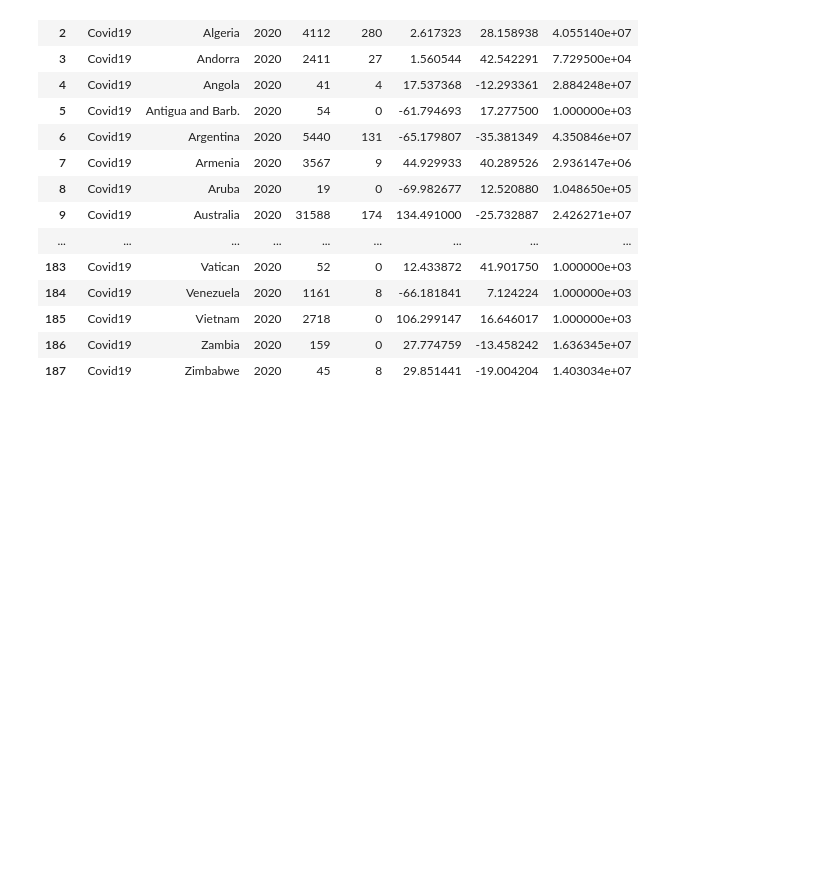
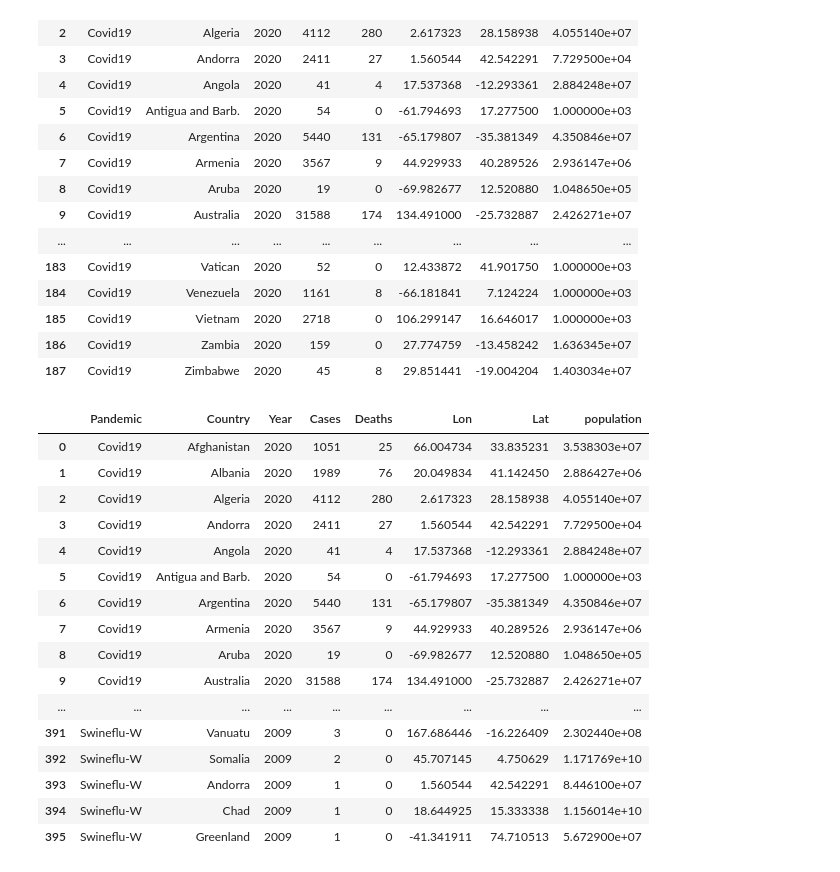
Before and after one commit to magcox5/Project2-Pandemic, a Jupyter notebook: Testing_sqlite_db.ipynb, the cells around one changed output. Drawn from its saved outputs; the diff is of its cells as text; code cells hidden in the pictures; blank space fills up the shorter version.

Commit message:
Updated jupyter notebook to combine csvs, create database, flask app

```diff
--- a/Testing_sqlite_db.ipynb
+++ b/Testing_sqlite_db.ipynb
@@ -42,4 +46,28 @@ covid19_data1
 | 185 | Covid19 | Vietnam | 2020 | 2718 | 0 | 106.299147 | 16.646017 | 1.000000e+03 |
 | 186 | Covid19 | Zambia | 2020 | 159 | 0 | 27.774759 | -13.458242 | 1.636345e+07 |
 | 187 | Covid19 | Zimbabwe | 2020 | 45 | 8 | 29.851441 | -19.004204 | 1.403034e+07 |
+# %%
+frames = [covid19_data1, ebola_data, swineflu_data]
+
+combined_data = pd.concat(frames)
+combined_data.reset_index(drop=True, inplace=True)
+combined_data
+# %% [output]
+|  | Pandemic | Country | Year | Cases | Deaths | Lon | Lat | population |
+| 0 | Covid19 | Afghanistan | 2020 | 1051 | 25 | 66.004734 | 33.835231 | 3.538303e+07 |
+| 1 | Covid19 | Albania | 2020 | 1989 | 76 | 20.049834 | 41.142450 | 2.886427e+06 |
+| 2 | Covid19 | Algeria | 2020 | 4112 | 280 | 2.617323 | 28.158938 | 4.055140e+07 |
+| 3 | Covid19 | Andorra | 2020 | 2411 | 27 | 1.560544 | 42.542291 | 7.729500e+04 |
+| 4 | Covid19 | Angola | 2020 | 41 | 4 | 17.537368 | -12.293361 | 2.884248e+07 |
+| 5 | Covid19 | Antigua and Barb. | 2020 | 54 | 0 | -61.794693 | 17.277500 | 1.000000e+03 |
+| 6 | Covid19 | Argentina | 2020 | 5440 | 131 | -65.179807 | -35.381349 | 4.350846e+07 |
+| 7 | Covid19 | Armenia | 2020 | 3567 | 9 | 44.929933 | 40.289526 | 2.936147e+06 |
+| 8 | Covid19 | Aruba | 2020 | 19 | 0 | -69.982677 | 12.520880 | 1.048650e+05 |
+| 9 | Covid19 | Australia | 2020 | 31588 | 174 | 134.491000 | -25.732887 | 2.426271e+07 |
+| ... | ... | ... | ... | ... | ... | ... | ... | ... |
+| 391 | Swineflu-W | Vanuatu | 2009 | 3 | 0 | 167.686446 | -16.226409 | 2.302440e+08 |
+| 392 | Swineflu-W | Somalia | 2009 | 2 | 0 | 45.707145 | 4.750629 | 1.171769e+10 |
+| 393 | Swineflu-W | Andorra | 2009 | 1 | 0 | 1.560544 | 42.542291 | 8.446100e+07 |
+| 394 | Swineflu-W | Chad | 2009 | 1 | 0 | 18.644925 | 15.333338 | 1.156014e+10 |
+| 395 | Swineflu-W | Greenland | 2009 | 1 | 0 | -41.341911 | 74.710513 | 5.672900e+07 |
 # %%
```
Also changed, not shown: parts of 3 cells of this notebook, 5 other files.
